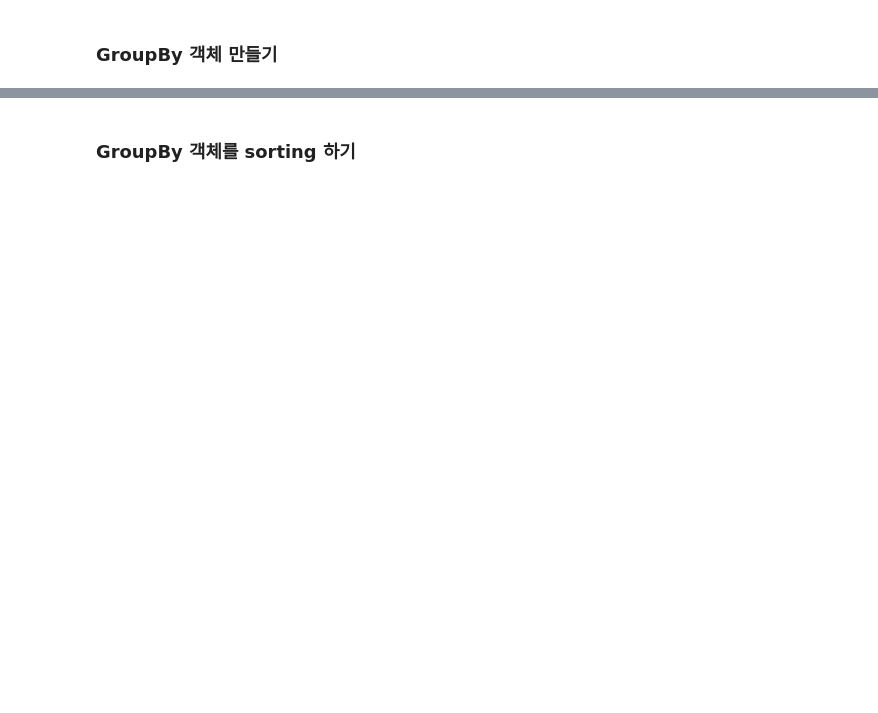
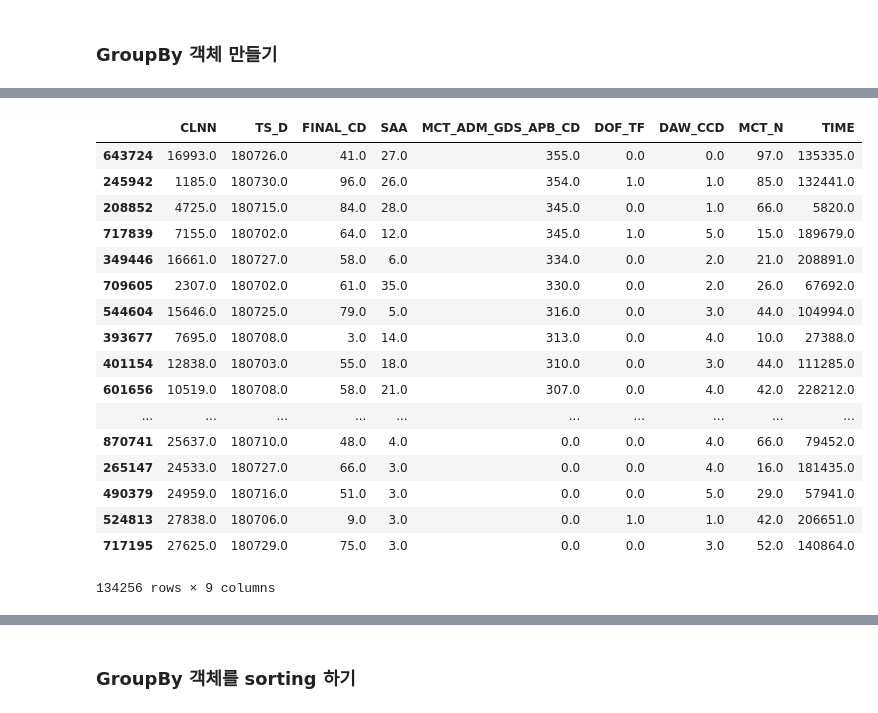
Before and after one commit to mchoimis/-, a Jupyter notebook: test-pandas.ipynb, the cells around one changed output, grey strips where cells are left out. Drawn from its saved outputs; the diff is of its cells as text; code cells hidden in the pictures; blank space fills up the shorter version.

```diff
--- a/test-pandas.ipynb
+++ b/test-pandas.ipynb
@@ -39,6 +43,7 @@ array01 = np.random.randint(0, num_cus, size=(num_txn, 1) ) # CLNN
 # %%
 array02 = np.random.randint(180701, 180731, size=(num_txn, 1)) # TS_D # 승인날짜
+
 times = pd.date_range('2018-07-01', periods=31, freq='1440min')
-array02 = np.random.choice(times, size=num_txn, replace=True, p=None)
-array02
+array02new = np.random.choice(times, size=num_txn, replace=True, p=None)
+array02new
 # %% [output]
@@ -50,11 +55,12 @@ array(['2018-07-23T00:00:00.000000000', '2018-07-15T00:00:00.000000000',
 array03 = np.random.randint(0, 100, size=(num_txn, 1)) # FINAL_CD # 업종코드
 # %%
 array04a = np.random.randn(num_txn, 1) # SAA # 승인금액
-array04 = array04^2 ## 무엇?
-array04
+array04 = np.round(np.sqrt(np.square(array04a)) * 20 + 3)
 # %%
 array05old = np.random.randint(0, 424, size=(num_txn, 1)) # MCT_ADM_GDS_APB_CD # 서울 행정동 코드
-array05 = np.random.randint(0, 424, size=(num_txn, 1))
+
+array05a = np.random.randn(num_txn, 1)
+array05 = np.round(np.sqrt(np.square(array05a)) * 70)
 # %%
 # array06a = np.random.randint(1, 2, size=(round(num_txn*5/7), 1)) # DOF_TF # 평일 or 휴일
 # array06b = np.random.randint(0, 1, size=(round(num_txn*2/7), 1)) # DOF_TF # 평일 or 휴일
@@ -75,7 +78,3 @@ array09 = np.random.randint(1, 240000, size=(num_txn, 1)) # TIME # 24h 시간
-# %%
-array09a = np.random.randn(num_txn, 1)
-array09 = array09^2
-array09
 # %%
 df = pd.DataFrame( np.column_stack([array01, array02, array03, array04, array05, array06, array07, array08, array09])
                   , columns = ['CLNN', 'TS_D', 'FINAL_CD', 'SAA', 'MCT_ADM_GDS_APB_CD', 'DOF_TF', 'DAW_CCD', 'MCT_N', 'TIME'])
@@ -101,2 +176,21 @@ gb3
 # %%
-df.sort_values(['MCT_ADM_GDS_APB_CD', 'SAA'], ascending=False).groupby('CLNN').head()
+df.sort_values(['MCT_ADM_GDS_APB_CD', 'SAA'], ascending=False).groupby(['CLNN']).head() ## 예시 ## TS_D와 FINAL_CD는 aggregate 되지 않았음
+# %% [output]
+|  | CLNN | TS_D | FINAL_CD | SAA | MCT_ADM_GDS_APB_CD | DOF_TF | DAW_CCD | MCT_N | TIME |
+| 643724 | 16993.0 | 180726.0 | 41.0 | 27.0 | 355.0 | 0.0 | 0.0 | 97.0 | 135335.0 |
+| 245942 | 1185.0 | 180730.0 | 96.0 | 26.0 | 354.0 | 1.0 | 1.0 | 85.0 | 132441.0 |
+| 208852 | 4725.0 | 180715.0 | 84.0 | 28.0 | 345.0 | 0.0 | 1.0 | 66.0 | 5820.0 |
+| 717839 | 7155.0 | 180702.0 | 64.0 | 12.0 | 345.0 | 1.0 | 5.0 | 15.0 | 189679.0 |
+| 349446 | 16661.0 | 180727.0 | 58.0 | 6.0 | 334.0 | 0.0 | 2.0 | 21.0 | 208891.0 |
+| 709605 | 2307.0 | 180702.0 | 61.0 | 35.0 | 330.0 | 0.0 | 2.0 | 26.0 | 67692.0 |
+| 544604 | 15646.0 | 180725.0 | 79.0 | 5.0 | 316.0 | 0.0 | 3.0 | 44.0 | 104994.0 |
+| 393677 | 7695.0 | 180708.0 | 3.0 | 14.0 | 313.0 | 0.0 | 4.0 | 10.0 | 27388.0 |
+| 401154 | 12838.0 | 180703.0 | 55.0 | 18.0 | 310.0 | 0.0 | 3.0 | 44.0 | 111285.0 |
+| 601656 | 10519.0 | 180708.0 | 58.0 | 21.0 | 307.0 | 0.0 | 4.0 | 42.0 | 228212.0 |
+| ... | ... | ... | ... | ... | ... | ... | ... | ... | ... |
+| 870741 | 25637.0 | 180710.0 | 48.0 | 4.0 | 0.0 | 0.0 | 4.0 | 66.0 | 79452.0 |
+| 265147 | 24533.0 | 180727.0 | 66.0 | 3.0 | 0.0 | 0.0 | 4.0 | 16.0 | 181435.0 |
+| 490379 | 24959.0 | 180716.0 | 51.0 | 3.0 | 0.0 | 0.0 | 5.0 | 29.0 | 57941.0 |
+| 524813 | 27838.0 | 180706.0 | 9.0 | 3.0 | 0.0 | 1.0 | 1.0 | 42.0 | 206651.0 |
+| 717195 | 27625.0 | 180729.0 | 75.0 | 3.0 | 0.0 | 0.0 | 3.0 | 52.0 | 140864.0 |
+134256 rows × 9 columns
```
Also changed, not shown: parts of 24 cells of this notebook.
